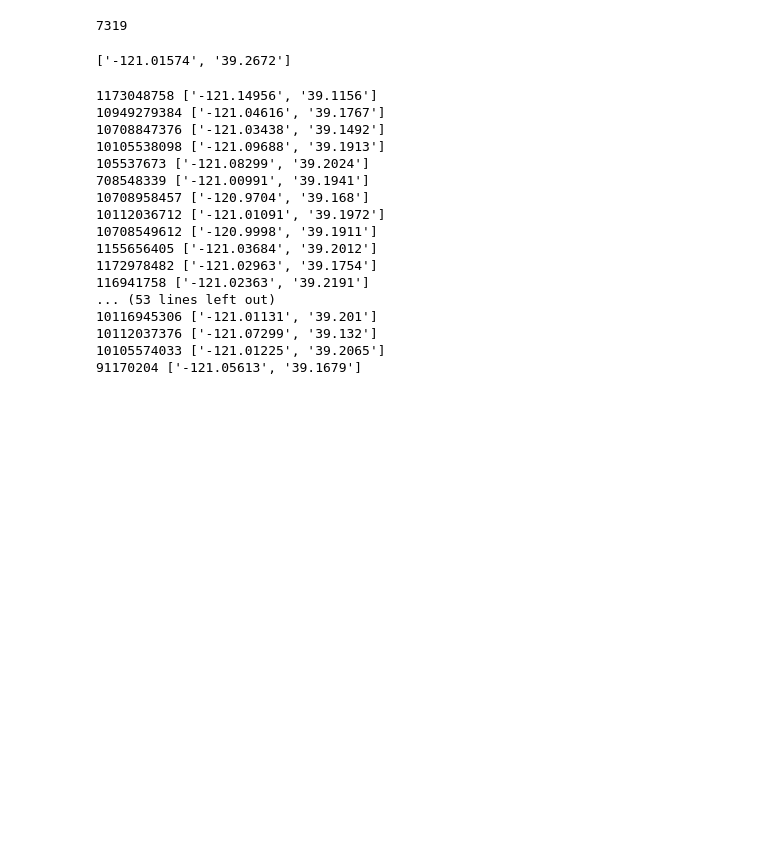
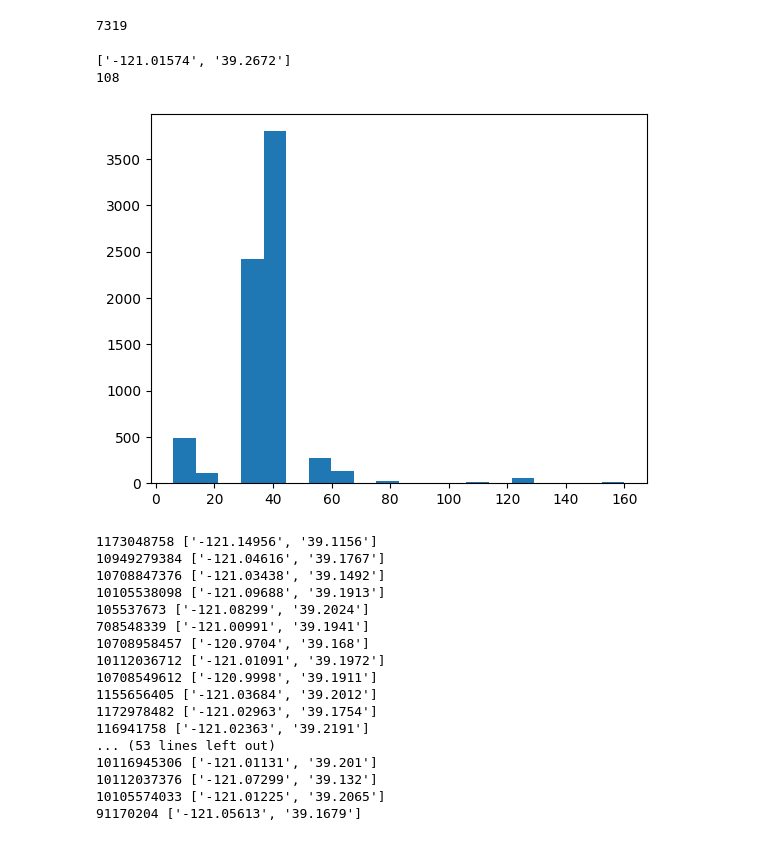
Before and after one commit to pfoytik/scenarioDiscovery, a Jupyter notebook: ema_analyze.ipynb, the cells around one changed output. Saved outputs shown, nothing was run; the diff lists cells and outputs as text; code cells hidden in the pictures; blank space fills up the shorter version.

```diff
--- a/ema_analyze.ipynb
+++ b/ema_analyze.ipynb
@@ -113,8 +126,12 @@ tree = ET.parse('../lhc_samples/data/fleet/segments.xml')
 root = tree.getroot()
 
 fleet_segment_dict = {}
+fleet_potential_dict = {}
 for child in root:
     fleet_segment_dict[child.find('ID').text] = child.find('Link_ID').text
+    lanes = int(child.find('Number_of_Lanes').text)
+    speed = int(child.find('Freeflow_Speed').text)
+    fleet_potential_dict[child.find('ID').text] = lanes * speed
 
 ### read ../lhcsamples/data/fleet/links.xml
 tree = ET.parse('../lhc_samples/data/fleet/links.xml')
@@ -147,10 +164,18 @@ len(fleet_lat_long_dict)
 {'10024501172': ['-121.01574', '39.2672'], '10024501173': ['-121.0171', '39.2664'], '24501175': ['-121.0171', '39.2664'], '10024501175': ['-121.0171', '39.2663'], '10024501177': ['-121.01675', '39.265 ...
 7319
 7319
-# %%
-fleet_lat_long_dict['10024501172']
-# %% [output]
-['-121.01574', '39.2672']
+# %%
+print(fleet_lat_long_dict['10024501172'])
+print(fleet_potential_dict['10024501172'])
+# %% [output]
+['-121.01574', '39.2672']
+108
+# %%
+### plot histogram of fleet_potential_dict
+plt.hist(fleet_potential_dict.values(), bins=20)
+plt.show()
+# %% [output]
+[figure, added]
 # %%
 for i in fleet_hc_count_json:
     if i in fleet_lat_long_dict:
```
Also changed, not shown: parts of 4 cells of this notebook.
